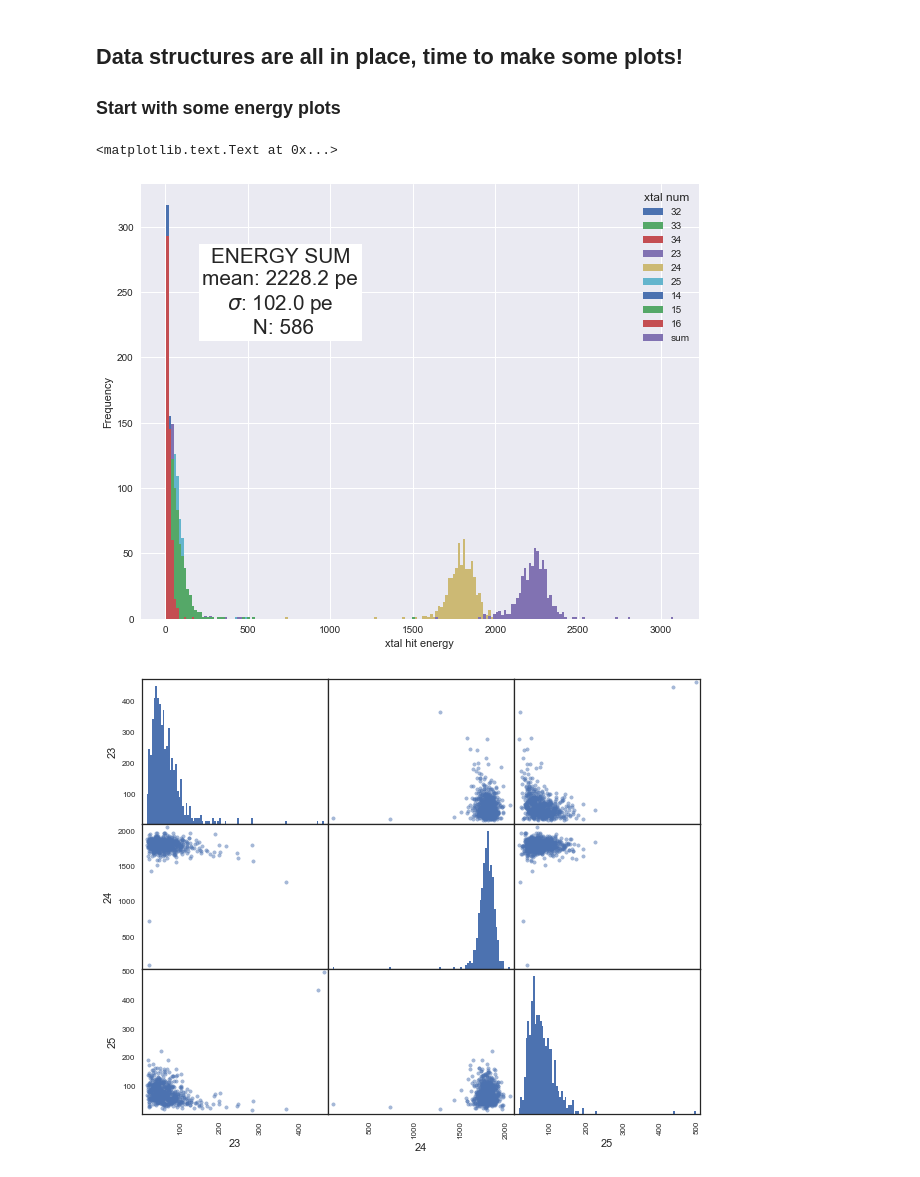
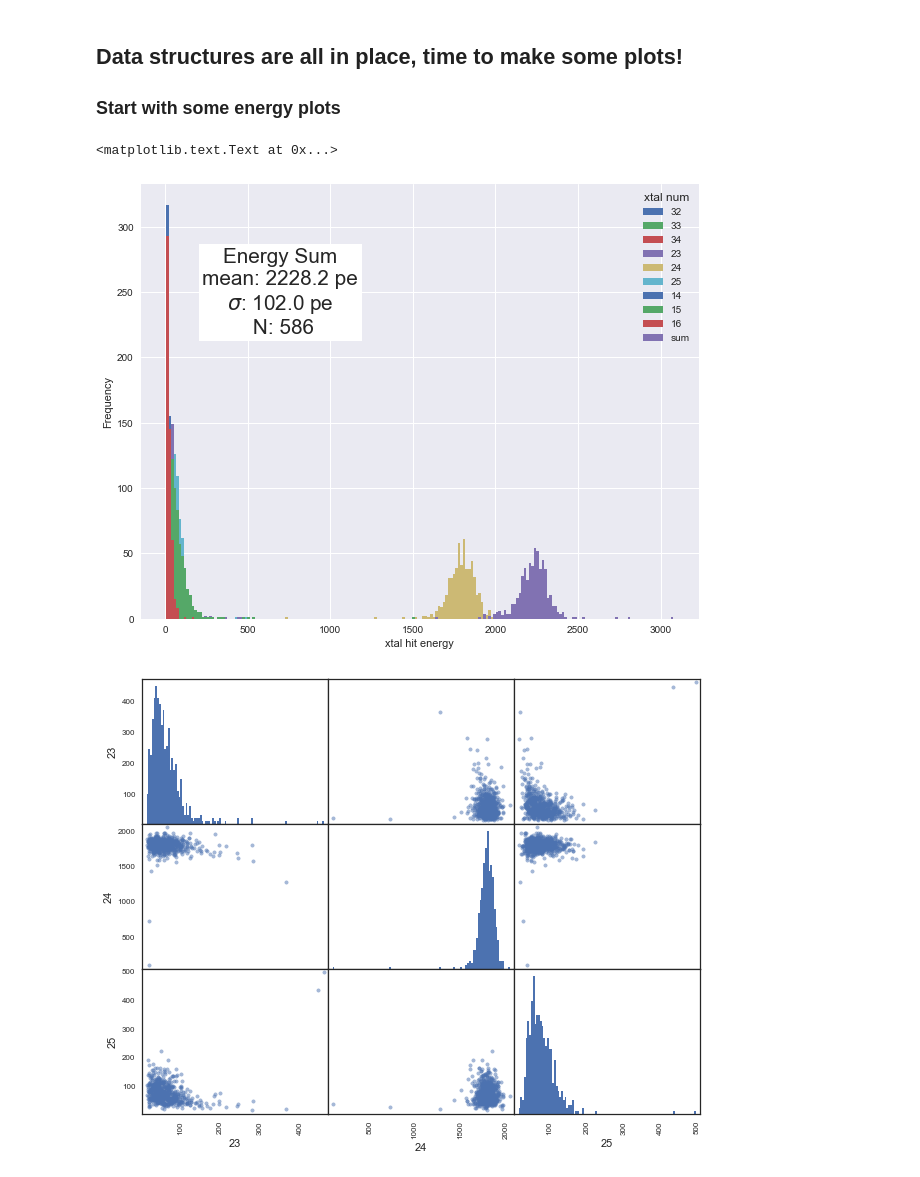
Before and after one commit to atfienberg/gm2-jupyter-notebooks, a Jupyter notebook: SLACWithPandas.ipynb, the cells around one changed output. Drawn from its saved outputs; the diff is of its cells as text; code cells hidden in the pictures.

```diff
--- a/SLACWithPandas.ipynb
+++ b/SLACWithPandas.ipynb
@@ -145,15 +145,15 @@ single_df.head()
 # %%
 # plot xtal energies and their sum
 a = single_df.energy.loc[:,[32,33,34,23,24,25,14,15,16, 'sum']].plot.hist(bins=200)
 stats = single_df.energy.describe()['sum']
-plt.text(.25, .75, 'ENERGY SUM\nmean: {0:.1f} pe\n$\sigma$: {1:.1f} pe\n N: {2:.0f}'.
+plt.text(.25, .75, 'Energy Sum\nmean: {0:.1f} pe\n$\sigma$: {1:.1f} pe\n N: {2:.0f}'.
          format(stats['mean'], stats['std'], stats['count']),
          horizontalalignment='center', verticalalignment='center',
          transform=a.transAxes, size='xx-large', bbox=dict(facecolor='white', edgecolor='none'))
 plt.xlabel('xtal hit energy')
 # %% [output]
 <matplotlib.text.Text at 0x...>
-[figure, old version]
+[figure, new version]
 # %%
 # crystal energy scatter matrix
 seaborn.set_style('white')
```
Also changed, not shown: parts of 3 cells of this notebook.
